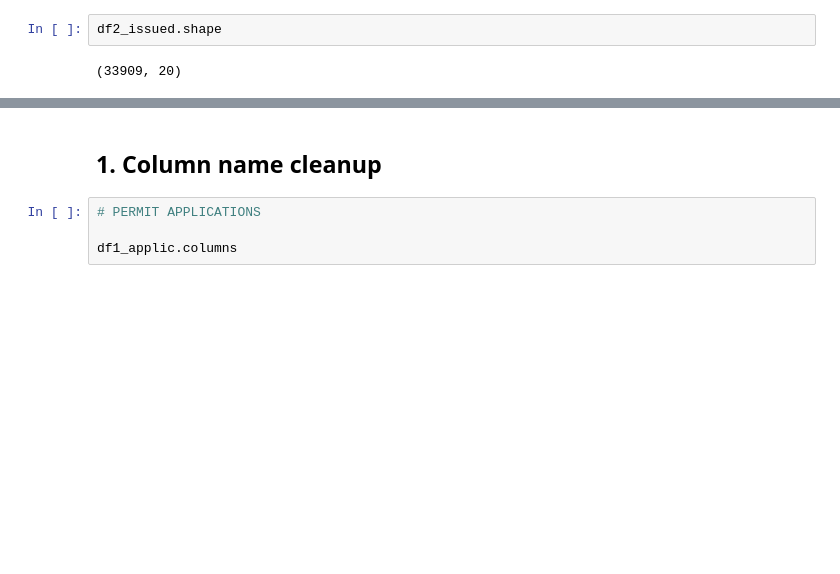
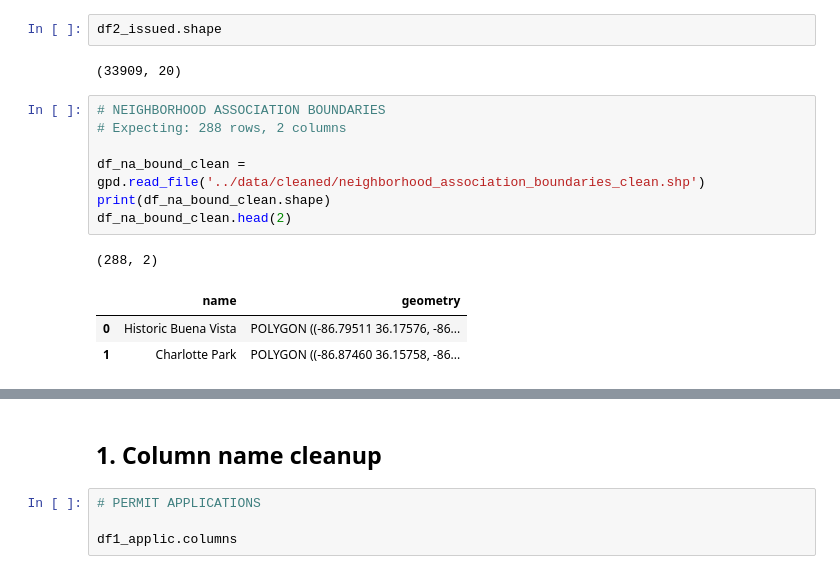
Before and after one commit to lorirocks/nashville-neighborhoods-capstone, a Jupyter notebook: notebooks/3_finalize_data.ipynb, the cells around one changed output, grey strips where cells are left out. Cells and saved outputs as stored; diff of their text form; blank space fills up the shorter version.

```diff
--- a/notebooks/3_finalize_data.ipynb
+++ b/notebooks/3_finalize_data.ipynb
@@ -64,3 +64,15 @@ df2_issued.head(2)
 df2_issued.shape
 # %% [output]
 (33909, 20)
+# %%
+# NEIGHBORHOOD ASSOCIATION BOUNDARIES
+# Expecting: 288 rows, 2 columns
+
+df_na_bound_clean = gpd.read_file('../data/cleaned/neighborhood_association_boundaries_clean.shp')
+print(df_na_bound_clean.shape)
+df_na_bound_clean.head(2)
+# %% [output]
+(288, 2)
+|  | name | geometry |
+| 0 | Historic Buena Vista | POLYGON ((-86.79511 36.17576, -86... |
+| 1 | Charlotte Park | POLYGON ((-86.87460 36.15758, -86... |
```
Also changed, not shown: parts of 9 cells of this notebook.
